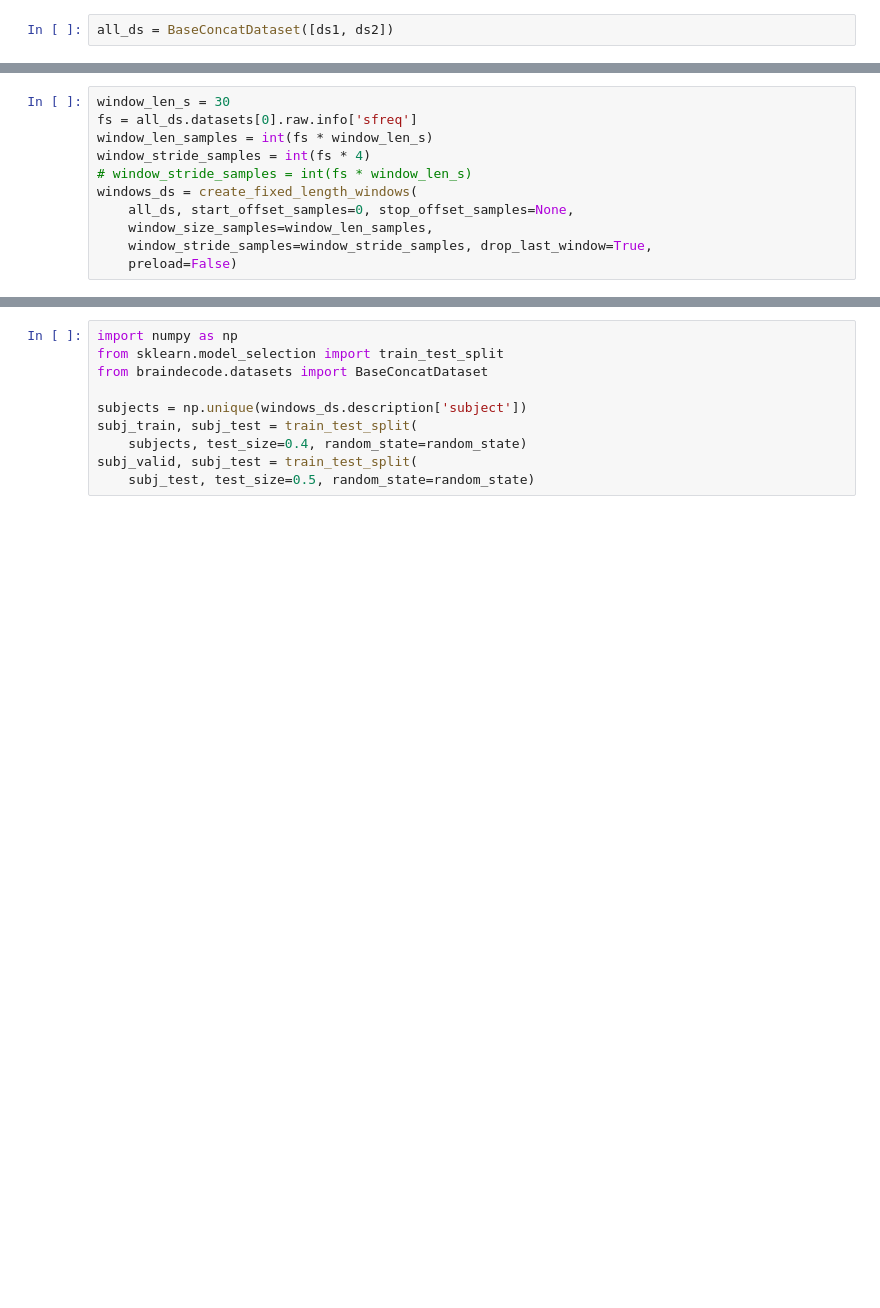
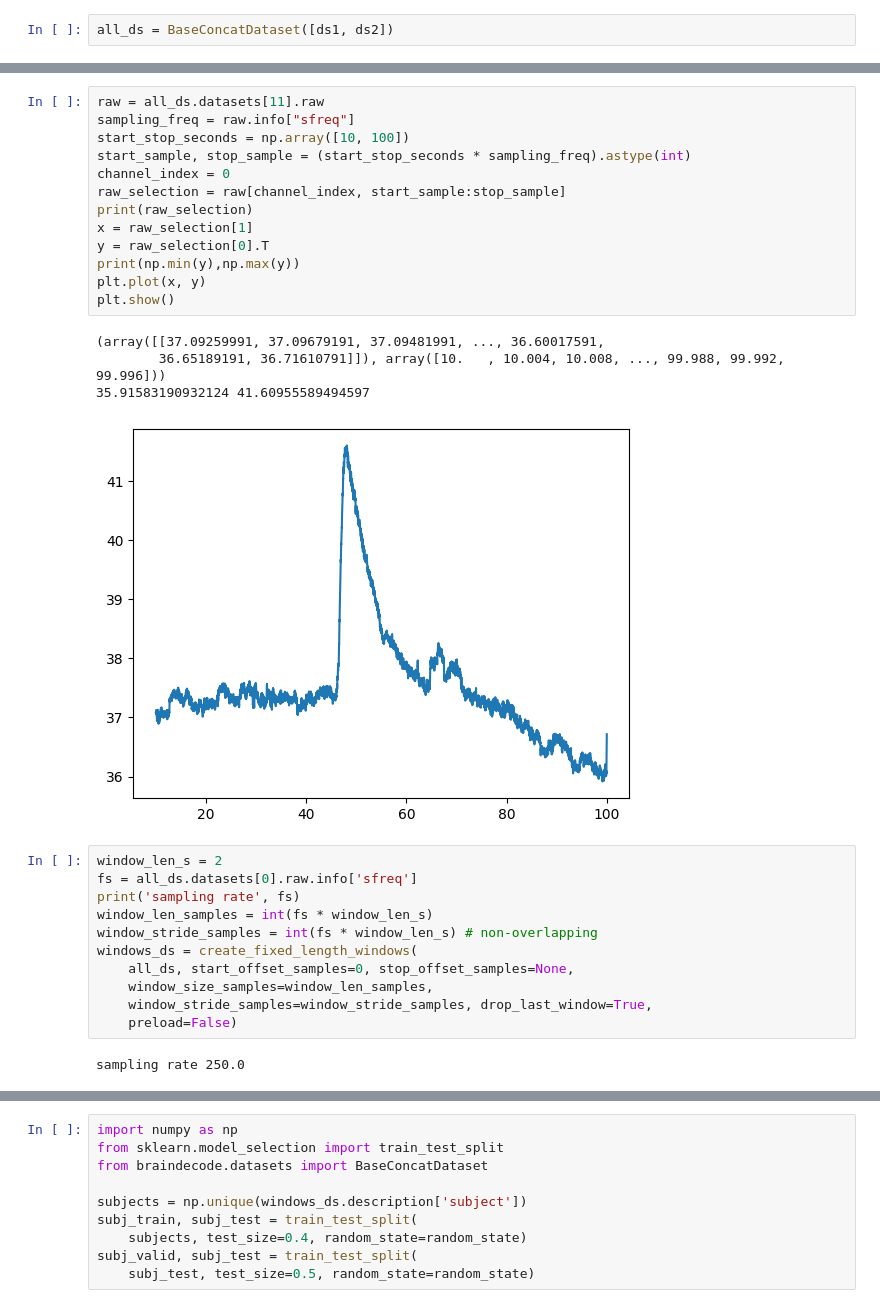
Before and after one commit to sccn/eeg-ssl, a Jupyter notebook: notebooks/HBN_braindecode.ipynb, the cells around one changed output, grey strips where cells are left out. Saved outputs shown, nothing was run; the diff lists cells and outputs as text; blank space fills up the shorter version.

```diff
--- a/notebooks/HBN_braindecode.ipynb
+++ b/notebooks/HBN_braindecode.ipynb
@@ -70,14 +209,34 @@ Designing a one-pass, zero-phase, non-causal lowpass filter:
+# %%
+raw = all_ds.datasets[11].raw
+sampling_freq = raw.info["sfreq"]
+start_stop_seconds = np.array([10, 100])
+start_sample, stop_sample = (start_stop_seconds * sampling_freq).astype(int)
+channel_index = 0
+raw_selection = raw[channel_index, start_sample:stop_sample]
+print(raw_selection)
+x = raw_selection[1]
+y = raw_selection[0].T
+print(np.min(y),np.max(y))
+plt.plot(x, y)
+plt.show()
+# %% [output]
+(array([[37.09259991, 37.09679191, 37.09481991, ..., 36.60017591,
+        36.65189191, 36.71610791]]), array([10.   , 10.004, 10.008, ..., 99.988, 99.992, 99.996]))
+35.91583190932124 41.60955589494597
+[figure, added]
 # %%
-window_len_s = 30
+window_len_s = 2
 fs = all_ds.datasets[0].raw.info['sfreq']
+print('sampling rate', fs)
 window_len_samples = int(fs * window_len_s)
-window_stride_samples = int(fs * 4)
-# window_stride_samples = int(fs * window_len_s)
+window_stride_samples = int(fs * window_len_s) # non-overlapping
 windows_ds = create_fixed_length_windows(
     all_ds, start_offset_samples=0, stop_offset_samples=None,
     window_size_samples=window_len_samples,
     window_stride_samples=window_stride_samples, drop_last_window=True,
     preload=False)
+# %% [output]
+sampling rate 250.0
 # %%
 from sklearn.preprocessing import scale as standard_scale
 
```
Also changed, not shown: parts of 19 cells of this notebook, 21 other files.
